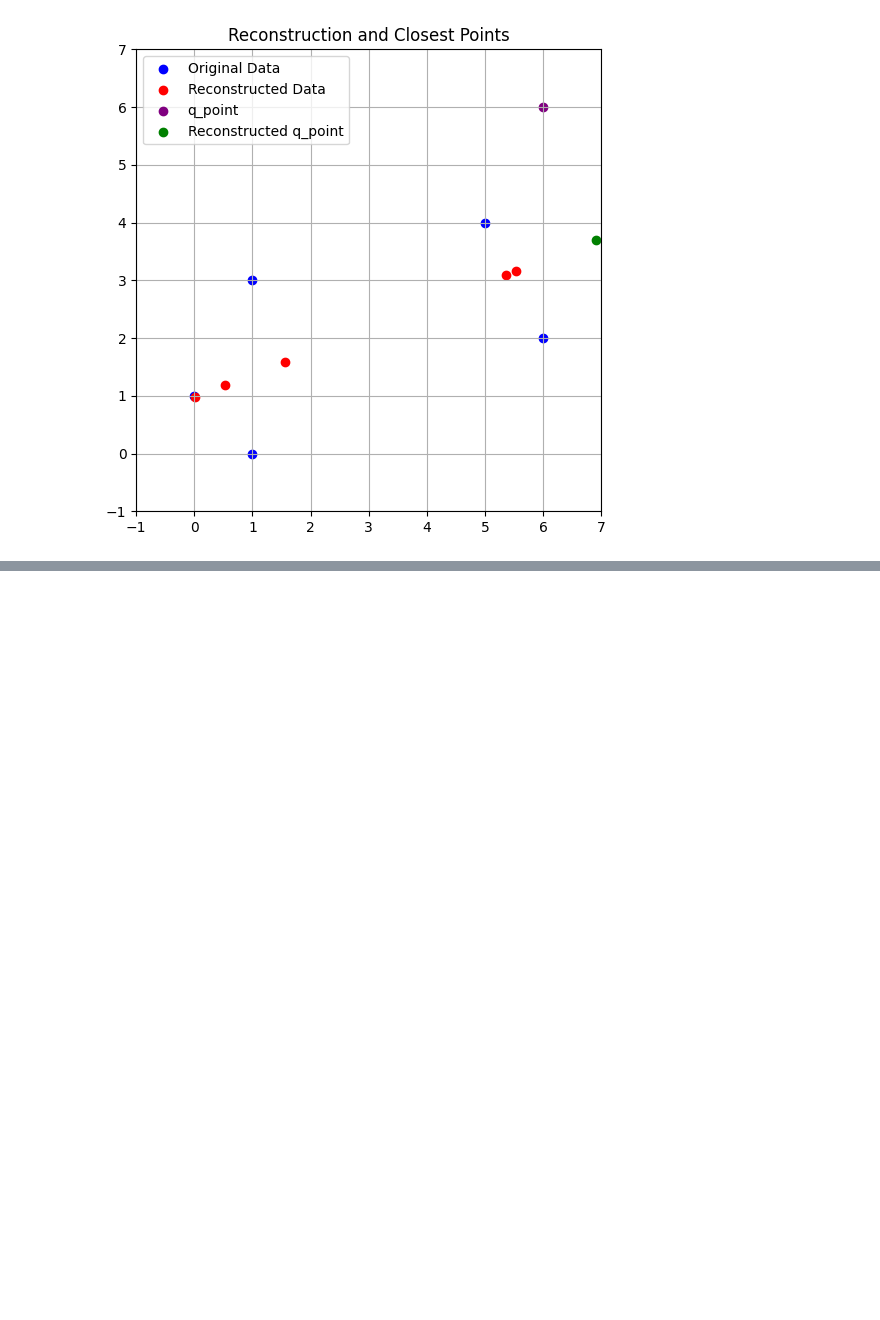
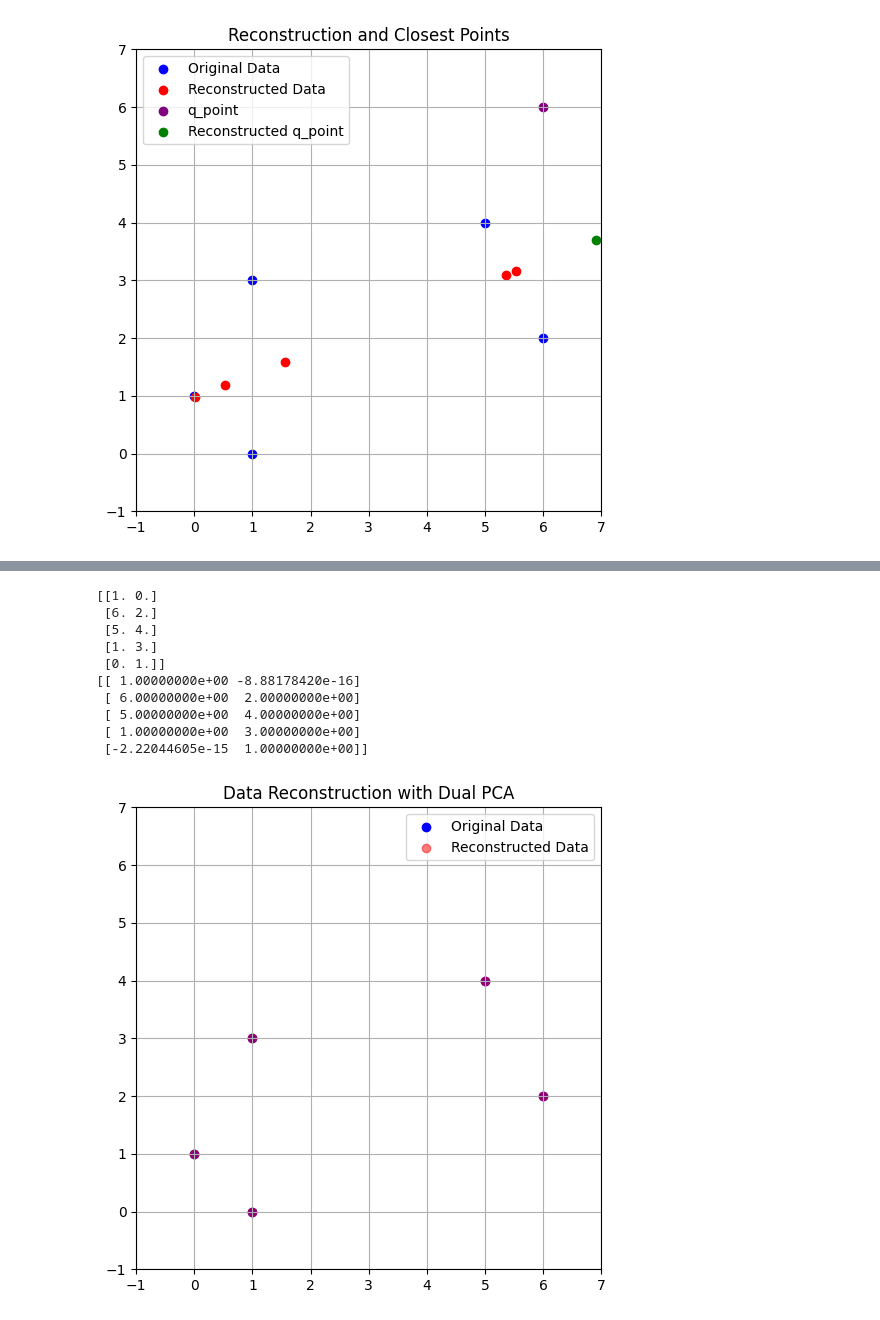
Before and after one commit to Aljaz200/Machine-Perception, a Jupyter notebook: assignment_6/Ass6.ipynb, the cells around one changed output, grey strips where cells are left out. Saved outputs shown, nothing was run; the diff lists cells and outputs as text; code cells hidden in the pictures; blank space fills up the shorter version.

```diff
--- a/assignment_6/Ass6.ipynb
+++ b/assignment_6/Ass6.ipynb
@@ -165,0 +166,25 @@ Closest point to q_point in PCA space: [6. 2.]
+# %%
+def dual_pca(data):
+    mean = compute_mean(data)
+    centered_data = center_data(data, mean)
+    dual_cov_matrix = np.dot(centered_data.T, centered_data) / (len(data) - 1)
+    eigenvectors, eigenvalues, _  = np.linalg.svd(dual_cov_matrix)
+    U_original = np.dot(centered_data, eigenvectors) * np.sqrt(1 / (eigenvalues * (len(data) - 1)))
+
+    U_original[:, 2:] = 0
+
+    return project_to_pca_space(data, mean, U_original), mean, eigenvectors, eigenvalues, U_original
+
+data = np.loadtxt("data/points.txt")
+projected_data, mean, eigenvectors, eigenvalues, U = dual_pca(data)
+projected_data1, mean1, eigenvectors1, eigenvalues1 = PCA(data)
+
+print("PCA vs dual PCA:")
+print("eigenvectors:")
+print(eigenvectors1)
+print(eigenvectors)
+print("eigenvalues:")
+print(eigenvalues1)
+print(eigenvalues)
+print("U:")
+print(U)
@@ -165,0 +207,26 @@ Closest point to q_point in PCA space: [6. 2.]
+# %%
+original_data = reconstruct_from_pca_space(projected_data, mean, U)
+print(data)
+print(original_data)
+
+plt.figure(figsize=(6, 6))
+plt.scatter(data[:, 0], data[:, 1], label="Original Data", color='blue')
+plt.scatter(original_data[:, 0], original_data[:, 1], label="Reconstructed Data", color='red', alpha=0.5)
+plt.legend()
+plt.title("Data Reconstruction with Dual PCA")
+plt.xlim(-1, 7)
+plt.ylim(-1, 7)
+plt.grid()
+plt.show()
+# %% [output]
+[[1. 0.]
+ [6. 2.]
+ [5. 4.]
+ [1. 3.]
+ [0. 1.]]
+[[ 1.00000000e+00 -8.88178420e-16]
+ [ 6.00000000e+00  2.00000000e+00]
+ [ 5.00000000e+00  4.00000000e+00]
+ [ 1.00000000e+00  3.00000000e+00]
+ [-2.22044605e-15  1.00000000e+00]]
+[figure, added]
```
Also changed, not shown: parts of 8 cells of this notebook.
